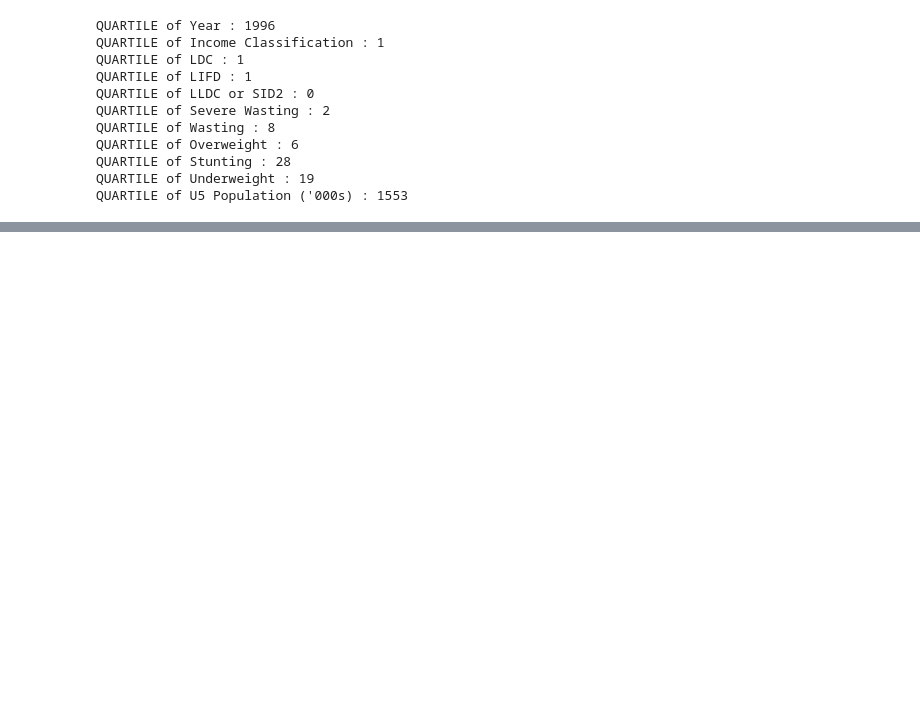
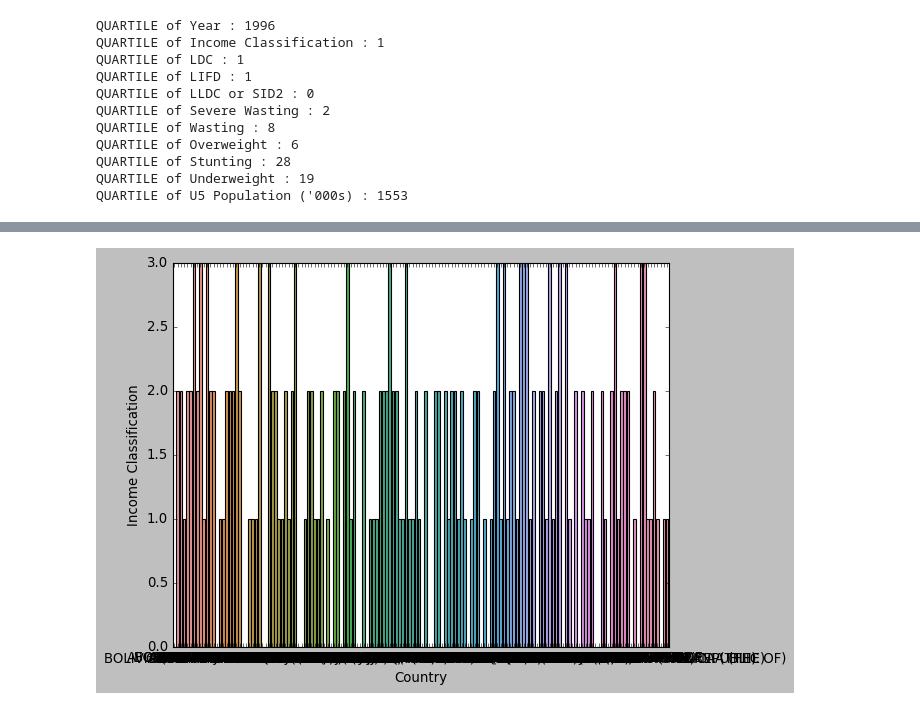
Before and after one commit to ThangavelVds/Curneu-Assessment, a Jupyter notebook: 1_malnutrition.ipynb, the cells around one changed output, grey strips where cells are left out. Saved outputs shown, nothing was run; the diff lists cells and outputs as text; code cells hidden in the pictures; blank space fills up the shorter version.

```diff
--- a/1_malnutrition.ipynb
+++ b/1_malnutrition.ipynb
@@ -332,0 +340,4 @@ QUARTILE of U5 Population ('000s) : 1553
+# %%
+ax = sns.barplot(x="Country", y="Income Classification", data=df_country)
+# %% [output]
+[figure, added]
```
Also changed, not shown: parts of 9 cells of this notebook.
